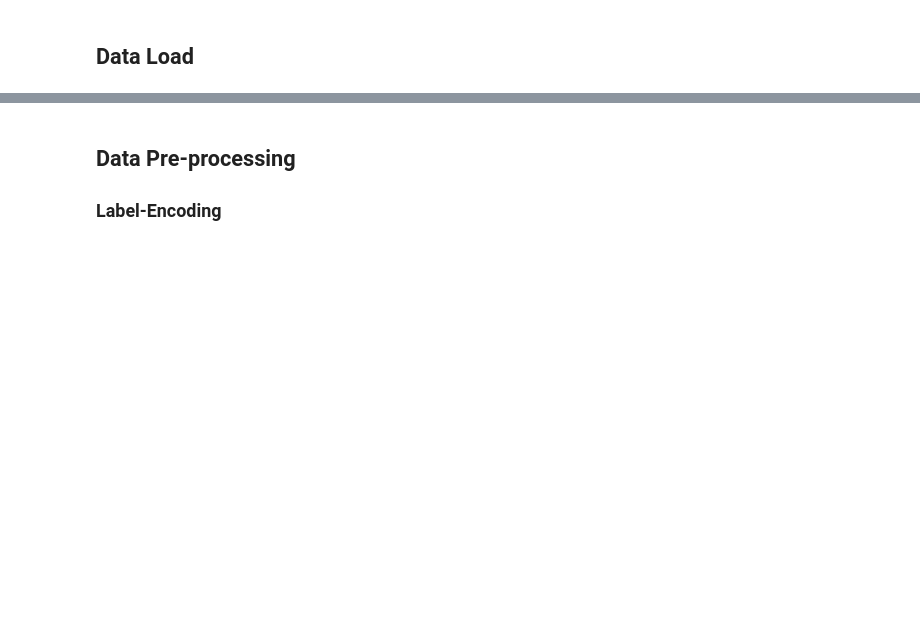
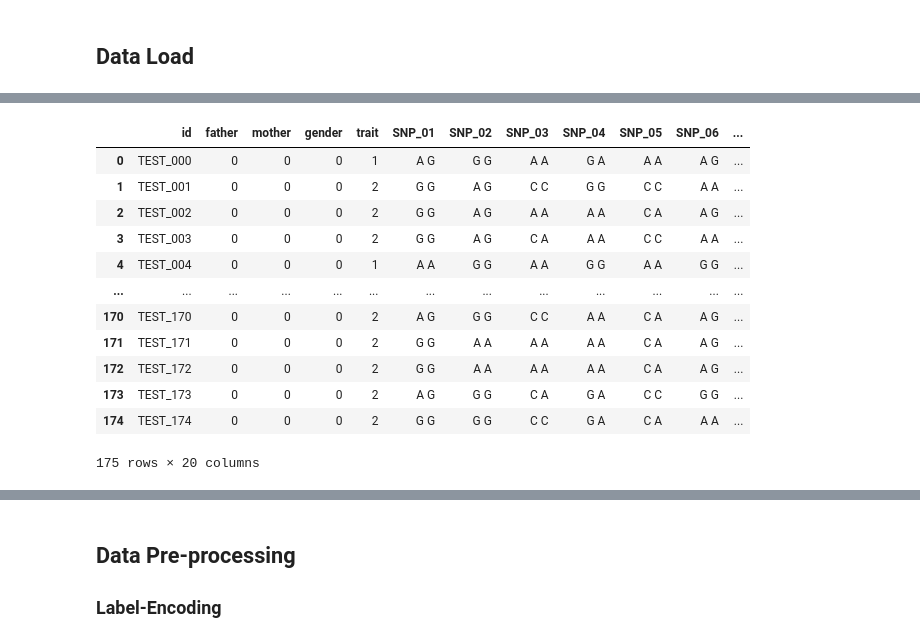
Before and after one commit to Jonghyun-Park1027/Competition, a Jupyter notebook: 유전자분류/[Baseline]_Label-Encoding + Random Forest 활용.ipynb, the cells around one changed output, grey strips where cells are left out. Cells and saved outputs as stored; diff of their text form; code cells hidden in the pictures; blank space fills up the shorter version.

```diff
--- a/유전자분류/[Baseline]_Label-Encoding + Random Forest 활용.ipynb
+++ b/유전자분류/[Baseline]_Label-Encoding + Random Forest 활용.ipynb
@@ -24,0 +42,16 @@ test = pd.read_csv('./test.csv')
+# %%
+test
+# %% [output]
+|  | id | father | mother | gender | trait | SNP_01 | SNP_02 | SNP_03 | SNP_04 | SNP_05 | SNP_06 | ... |
+| 0 | TEST_000 | 0 | 0 | 0 | 1 | A G | G G | A A | G A | A A | A G | ... |
+| 1 | TEST_001 | 0 | 0 | 0 | 2 | G G | A G | C C | G G | C C | A A | ... |
+| 2 | TEST_002 | 0 | 0 | 0 | 2 | G G | A G | A A | A A | C A | A G | ... |
+| 3 | TEST_003 | 0 | 0 | 0 | 2 | G G | A G | C A | A A | C C | A A | ... |
+| 4 | TEST_004 | 0 | 0 | 0 | 1 | A A | G G | A A | G G | A A | G G | ... |
+| ... | ... | ... | ... | ... | ... | ... | ... | ... | ... | ... | ... | ... |
+| 170 | TEST_170 | 0 | 0 | 0 | 2 | A G | G G | C C | A A | C A | A G | ... |
+| 171 | TEST_171 | 0 | 0 | 0 | 2 | G G | A A | A A | A A | C A | A G | ... |
+| 172 | TEST_172 | 0 | 0 | 0 | 2 | G G | A A | A A | A A | C A | A G | ... |
+| 173 | TEST_173 | 0 | 0 | 0 | 2 | A G | G G | C A | G A | C C | G G | ... |
+| 174 | TEST_174 | 0 | 0 | 0 | 2 | G G | G G | C C | G A | C A | A A | ... |
+175 rows × 20 columns
```
Also changed, not shown: parts of 5 cells of this notebook, 3 other files.
